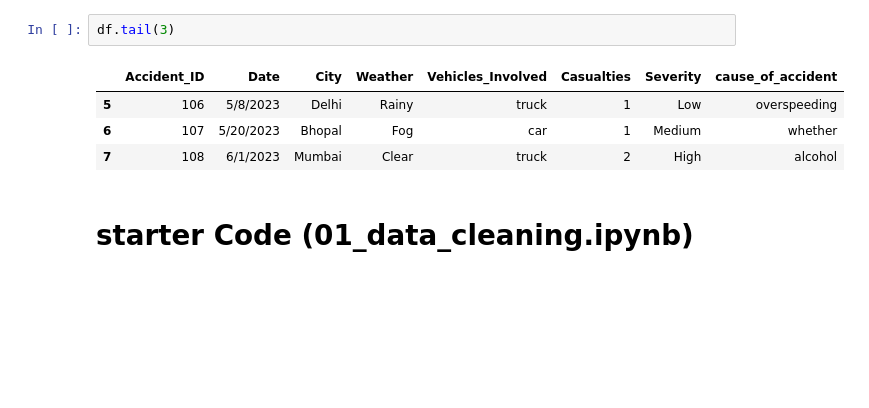
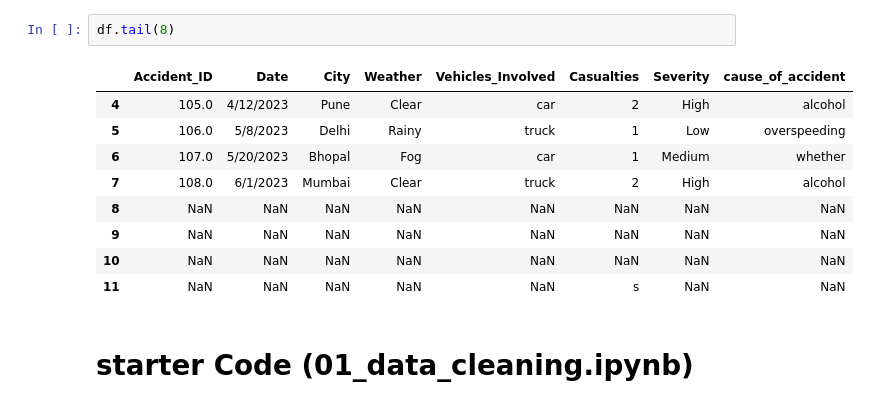
Before and after one commit to nagarneha/traffic_accident-_analysis, a Jupyter notebook: traffic_analysis.ipynb, the cells around one changed output. Drawn from its saved outputs; the diff is of its cells as text; blank space fills up the shorter version.

```diff
--- a/traffic_analysis.ipynb
+++ b/traffic_analysis.ipynb
@@ -33,10 +33,15 @@ df.describe()
 # %%
-df.tail(3)
+df.tail(8)
 # %% [output]
 |  | Accident_ID | Date | City | Weather | Vehicles_Involved | Casualties | Severity | cause_of_accident |
-| 5 | 106 | 5/8/2023 | Delhi | Rainy | truck | 1 | Low | overspeeding |
-| 6 | 107 | 5/20/2023 | Bhopal | Fog | car | 1 | Medium | whether |
-| 7 | 108 | 6/1/2023 | Mumbai | Clear | truck | 2 | High | alcohol |
+| 4 | 105.0 | 4/12/2023 | Pune | Clear | car | 2 | High | alcohol |
+| 5 | 106.0 | 5/8/2023 | Delhi | Rainy | truck | 1 | Low | overspeeding |
+| 6 | 107.0 | 5/20/2023 | Bhopal | Fog | car | 1 | Medium | whether |
+| 7 | 108.0 | 6/1/2023 | Mumbai | Clear | truck | 2 | High | alcohol |
+| 8 | NaN | NaN | NaN | NaN | NaN | NaN | NaN | NaN |
+| 9 | NaN | NaN | NaN | NaN | NaN | NaN | NaN | NaN |
+| 10 | NaN | NaN | NaN | NaN | NaN | NaN | NaN | NaN |
+| 11 | NaN | NaN | NaN | NaN | NaN | s | NaN | NaN |
 # %% [markdown]
 # starter Code (01_data_cleaning.ipynb)
 # %%
```
Also changed, not shown: parts of 8 cells of this notebook.
